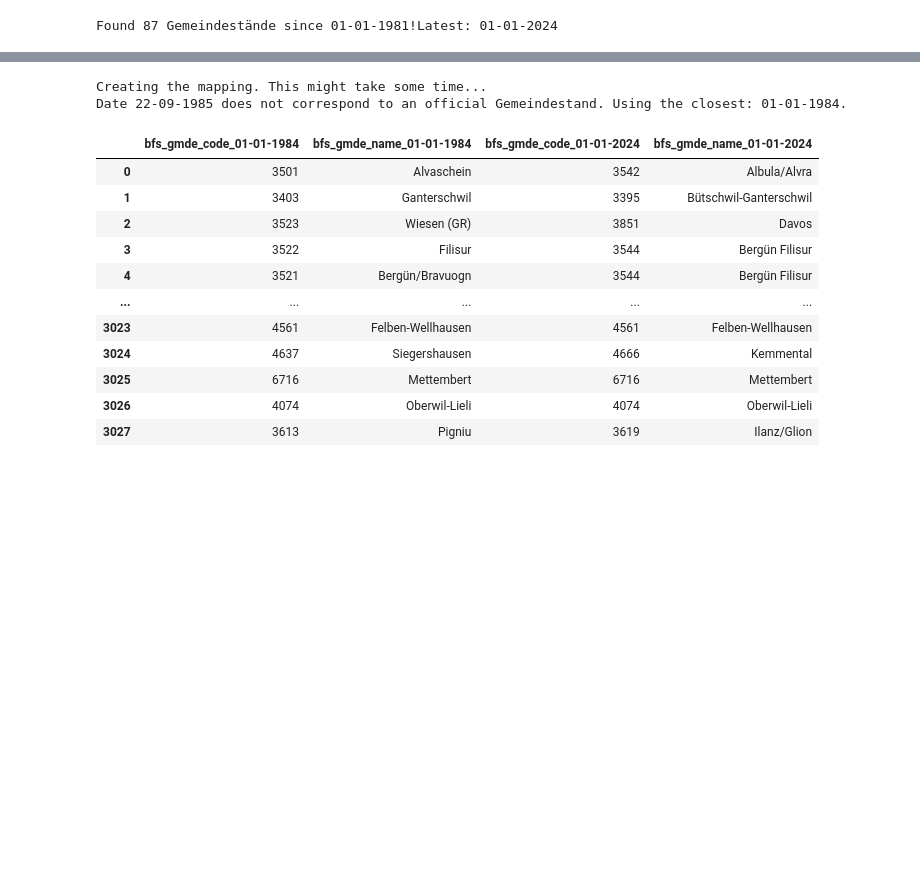
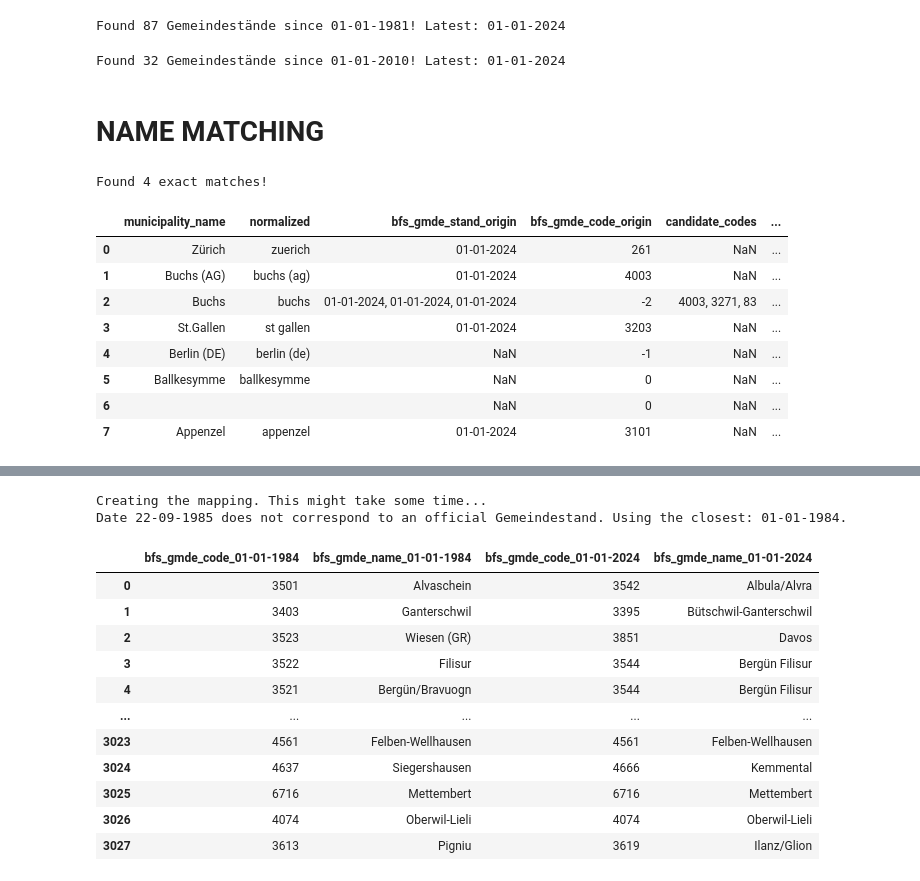
Before and after one commit to MaBlock7/Gemeindestand_mapper, a Jupyter notebook: code/examples.ipynb, the cells around one changed output, grey strips where cells are left out. Saved outputs shown, nothing was run; the diff lists cells and outputs as text; code cells hidden in the pictures; blank space fills up the shorter version.

Commit message:
simplified name_matching of ambiguous names and updated examples

```diff
--- a/code/examples.ipynb
+++ b/code/examples.ipynb
@@ -7,4 +5,28 @@ ModuleNotFoundError: No module named 'municipality_mapping'
 # %%
 code_mapper = MunicipalityCodeMapper()
+name_matcher = MunicipalityNameMatcher(CONFIG)
 # %% [output]
-Found 87 Gemeindestände since 01-01-1981!Latest: 01-01-2024
+Found 87 Gemeindestände since 01-01-1981! Latest: 01-01-2024
+Found 32 Gemeindestände since 01-01-2010! Latest: 01-01-2024
+# %% [markdown]
+# NAME MATCHING
+# %%
+test_df = pd.DataFrame({
+    'municipality_name': ['Zürich', 'Buchs (AG)', 'Buchs', 'Berlin (DE)', 'St.Gallen', 'Appenzel', 'Ballkesymme', '']
+})
+# %%
+result_df = name_matcher.match_dataframe(test_df, query_column='municipality_name')
+# %% [output]
+Found 4 exact matches!
+# %%
+result_df
+# %% [output]
+|  | municipality_name | normalized | bfs_gmde_stand_origin | bfs_gmde_code_origin | candidate_codes | ... |
+| 0 | Zürich | zuerich | 01-01-2024 | 261 | NaN | ... |
+| 1 | Buchs (AG) | buchs (ag) | 01-01-2024 | 4003 | NaN | ... |
+| 2 | Buchs | buchs | 01-01-2024, 01-01-2024, 01-01-2024 | -2 | 4003, 3271, 83 | ... |
+| 3 | St.Gallen | st gallen | 01-01-2024 | 3203 | NaN | ... |
+| 4 | Berlin (DE) | berlin (de) | NaN | -1 | NaN | ... |
+| 5 | Ballkesymme | ballkesymme | NaN | 0 | NaN | ... |
+| 6 |  |  | NaN | 0 | NaN | ... |
+| 7 | Appenzel | appenzel | 01-01-2024 | 3101 | NaN | ... |
```
Also changed, not shown: parts of 3 cells of this notebook, 4 other files.
